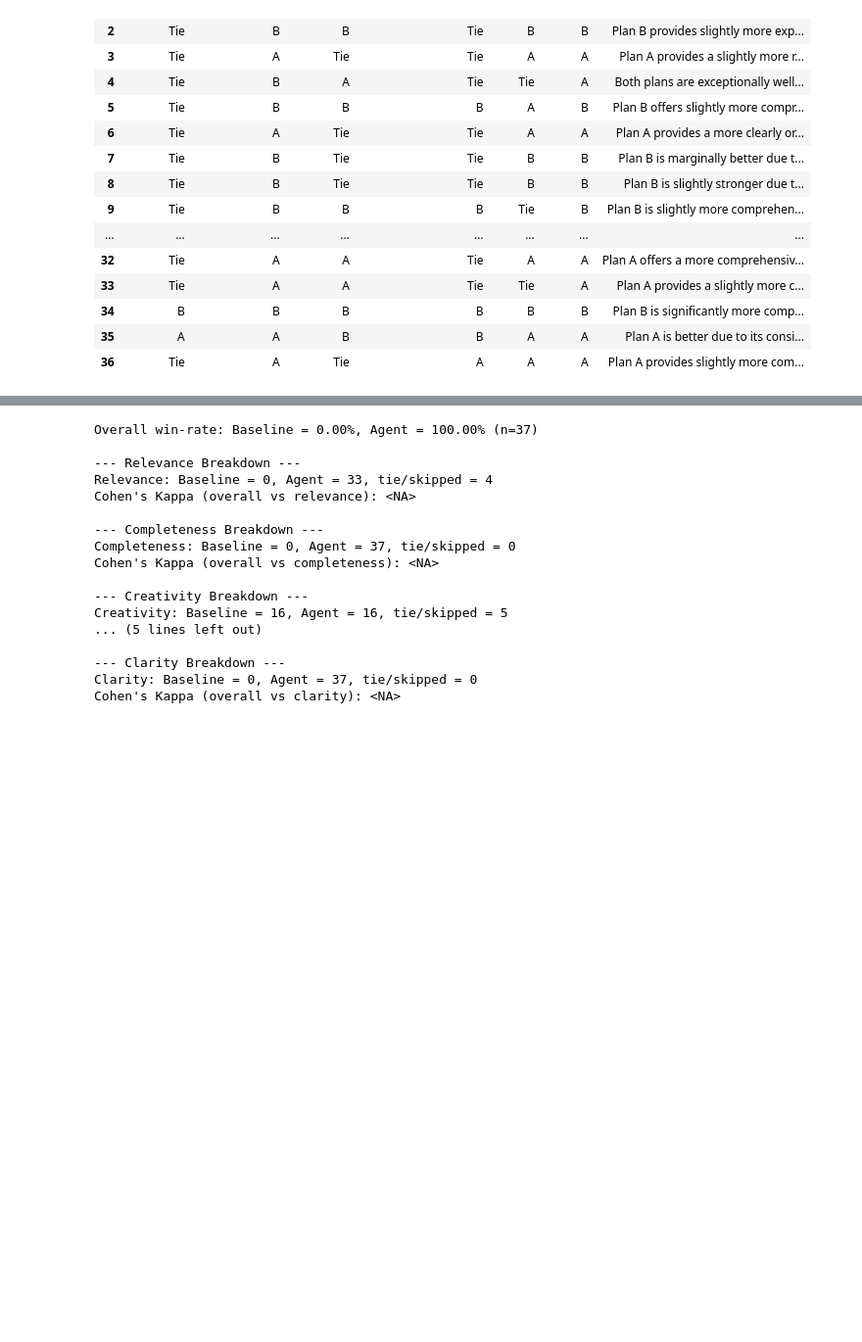
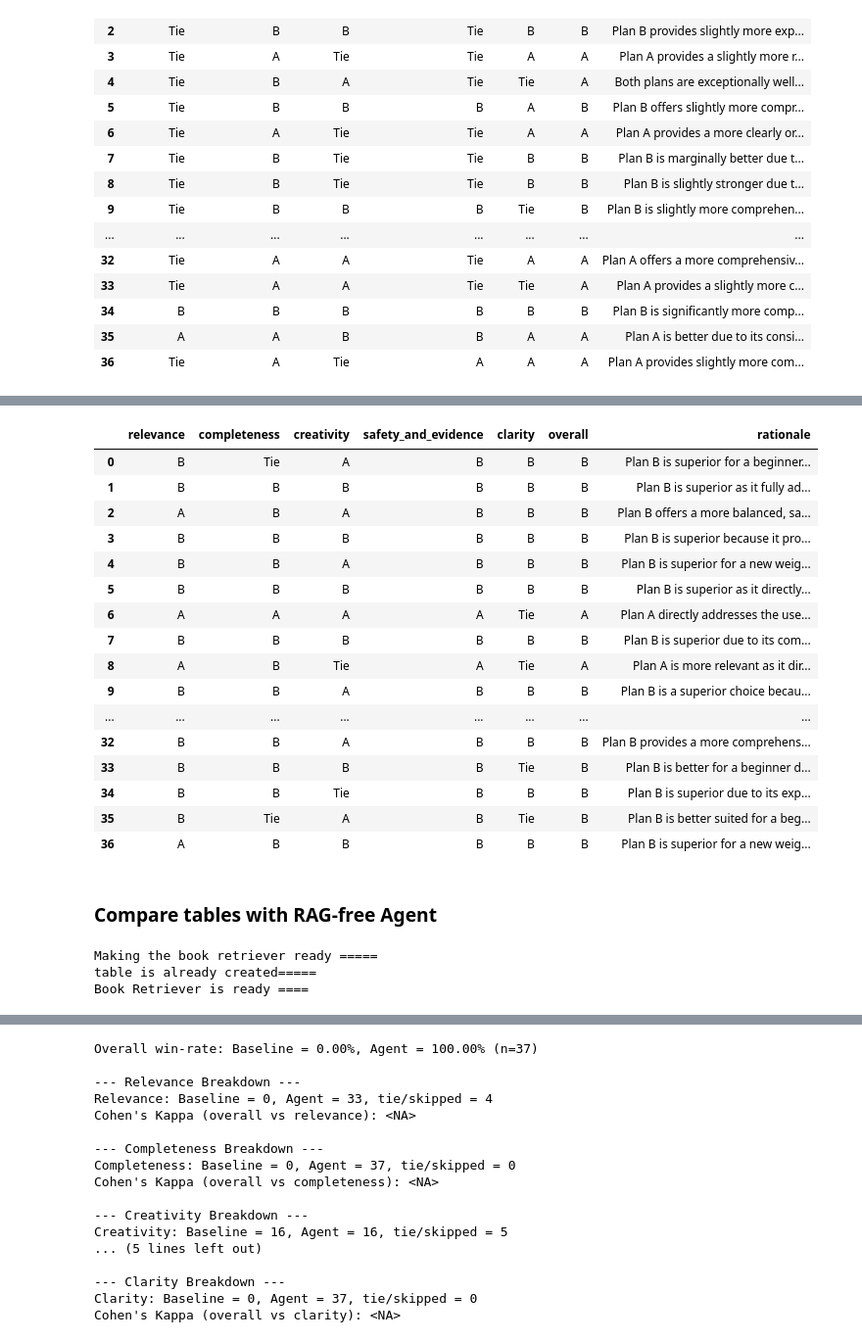
Before and after one commit to AlirezaAK2000/fitness-chatbot, a Jupyter notebook: eval.ipynb, the cells around one changed output, grey strips where cells are left out. Shown at 98% size. Cells and saved outputs as stored; diff of their text form; code cells hidden in the pictures; blank space fills up the shorter version.

Commit message:
Agent vs Baseline: fourth evaluation

```diff
--- a/eval.ipynb
+++ b/eval.ipynb
@@ -141,11 +235,15 @@ gemini_api_key = os.getenv("GEMINI_API_KEY")
 # %%
 from langchain_google_genai import ChatGoogleGenerativeAI
+from langchain_core.rate_limiters import InMemoryRateLimiter
+
+rate_limiter = InMemoryRateLimiter(requests_per_second=0.1, check_every_n_seconds=10, max_bucket_size=10)
 
 MODEL_NAME = "gemini-2.5-flash-preview-05-20"
 
-gemini_chat = ChatGoogleGenerativeAI(model=MODEL_NAME, temperature=0, api_key=gemini_api_key)
-gemini_chat_half = ChatGoogleGenerativeAI(model=MODEL_NAME, temperature=0.5, api_key=gemini_api_key)
-gemini_chat_1 = ChatGoogleGenerativeAI(model=MODEL_NAME, temperature=1, api_key=gemini_api_key)
+gemini_chat = ChatGoogleGenerativeAI(model=MODEL_NAME, temperature=0, api_key=gemini_api_key, rate_limiter=rate_limiter)
+# gemini_chat_dup = ChatGoogleGenerativeAI(model=MODEL_NAME, temperature=0, api_key=gemini_api_key_2, rate_limiter=rate_limiter)
+gemini_chat_half = ChatGoogleGenerativeAI(model=MODEL_NAME, temperature=0.5, api_key=gemini_api_key, rate_limiter=rate_limiter)
+gemini_chat_1 = ChatGoogleGenerativeAI(model=MODEL_NAME, temperature=1, api_key=gemini_api_key, rate_limiter=rate_limiter)
 # %%
 from pydantic import BaseModel, Field
 from typing import Literal
@@ -306,7 +404,7 @@ for i, user in records_df.iterrows():
 # %%
 from agents.main import MainGraph
 
-agent = MainGraph(gemini_chat, db_manager, last_messages=1).compile()
+agent = MainGraph(gemini_chat, db_manager, last_messages=1, use_rag_data=True).compile()
 # %% [output]
 Making the book retriever ready =====
 table is already created=====
@@ -317,7 +415,7 @@ Book Retriever is ready ====
 plans = []
 judges = []
 for i, user in records_df.iterrows():
-    agent_plan = agent.invoke({"messages": HumanMessage(content=user['query']), 'user_id':i+1}, config={"configurable": {"thread_id": i+1}})['messages'][-1].content
+    agent_plan = agent.invoke({"messages": HumanMessage(content=user['query']), 'user_id':i+1}, config={"configurable": {"thread_id": i+1}})['messages'][-1].content[1]
     time.sleep(50)
     plans.append(agent_plan)
     j = judge(user['query'], master_df['tables'][i], agent_plan).model_dump()
@@ -463,0 +562,10 @@ judges_df_3.to_csv('./data/judges_3.csv', index=False)
+# %%
+plans = []
+judges = []
+for i, user in records_df.iterrows():
+    agent_plan = agent.invoke({"messages": HumanMessage(content=user['query']), 'user_id':i+1}, config={"configurable": {"thread_id": i+1}})['messages'][-1].content[-1]
+    plans.append(agent_plan)
+    j = judge(user['query'], master_df['improved_tables'][i], agent_plan).model_dump()
+    judges.append(j)
+records_df['agent_plan_tables'] = plans
+judges_df = pd.DataFrame(judges)
@@ -463,0 +590,20 @@ judges_df_3.to_csv('./data/judges_3.csv', index=False)
+# %%
+judges_df
+# %% [output]
+|  | relevance | completeness | creativity | safety_and_evidence | clarity | overall | rationale |
+| 0 | B | Tie | A | B | B | B | Plan B is superior for a beginner... |
+| 1 | B | B | B | B | B | B | Plan B is superior as it fully ad... |
+| 2 | A | B | A | B | B | B | Plan B offers a more balanced, sa... |
+| 3 | B | B | B | B | B | B | Plan B is superior because it pro... |
+| 4 | B | B | A | B | B | B | Plan B is superior for a new weig... |
+| 5 | B | B | B | B | B | B | Plan B is superior as it directly... |
+| 6 | A | A | A | A | Tie | A | Plan A directly addresses the use... |
+| 7 | B | B | B | B | B | B | Plan B is superior due to its com... |
+| 8 | A | B | Tie | A | Tie | A | Plan A is more relevant as it dir... |
+| 9 | B | B | A | B | B | B | Plan B is a superior choice becau... |
+| ... | ... | ... | ... | ... | ... | ... | ... |
+| 32 | B | B | A | B | B | B | Plan B provides a more comprehens... |
+| 33 | B | B | B | B | Tie | B | Plan B is better for a beginner d... |
+| 34 | B | B | Tie | B | B | B | Plan B is superior due to its exp... |
+| 35 | B | Tie | A | B | Tie | B | Plan B is better suited for a beg... |
+| 36 | A | B | B | B | B | B | Plan B is superior for a new weig... |
@@ -463,0 +613,10 @@ judges_df_3.to_csv('./data/judges_3.csv', index=False)
+# %% [markdown]
+### Compare tables with RAG-free Agent
+# %%
+from agents.main import MainGraph
+
+agent = MainGraph(gemini_chat, db_manager, last_messages=1, use_rag_data=False).compile()
+# %% [output]
+Making the book retriever ready =====
+table is already created=====
+Book Retriever is ready ====
```
Also changed, not shown: parts of 32 cells of this notebook, 9 other files.
